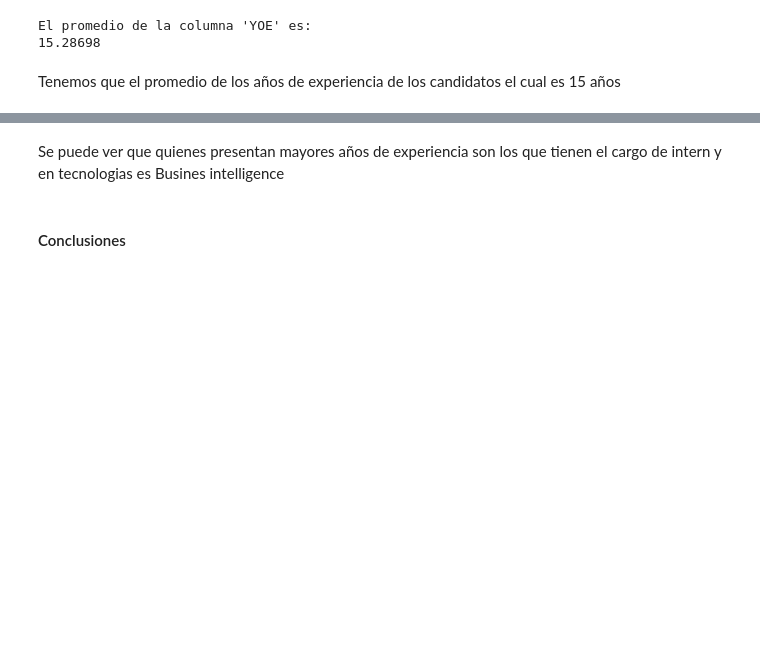
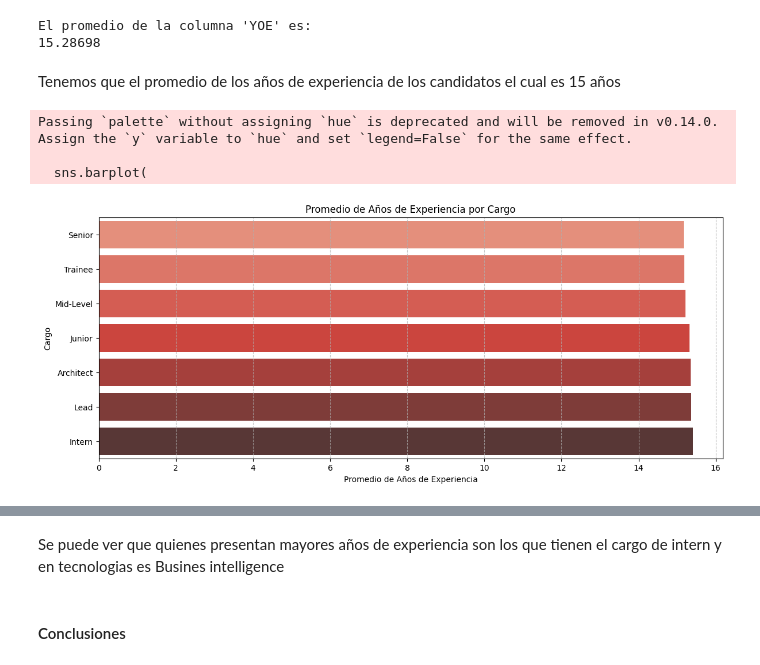
Before and after one commit to camilodelgado23/Candidate_Data_Workflow, a Jupyter notebook: Analisis_de_Datos/candidates_analisis.ipynb, the cells around one changed output, grey strips where cells are left out. Saved outputs shown, nothing was run; the diff lists cells and outputs as text; code cells hidden in the pictures; blank space fills up the shorter version.

```diff
--- a/Analisis_de_Datos/candidates_analisis.ipynb
+++ b/Analisis_de_Datos/candidates_analisis.ipynb
@@ -353,4 +406,26 @@ El promedio de la columna 'YOE' es:
 15.28698
 # %% [markdown]
 Tenemos que el promedio de los años de experiencia de los candidatos el cual es 15 años
+# %%
+promedio_yoe_seniority = candidates.groupby('Seniority')['YOE'].mean().sort_values()
+
+plt.figure(figsize=(14, 12))
+
+plt.subplot(2, 1, 1)
+sns.barplot(
+    y=promedio_yoe_seniority.index,
+    x=promedio_yoe_seniority.values,
+    palette='Reds_d'
+)
+plt.title('Promedio de Años de Experiencia por Cargo')
+plt.xlabel('Promedio de Años de Experiencia')
+plt.ylabel('Cargo')
+plt.grid(axis='x', linestyle='--', alpha=0.7)
+
+plt.show()
+# %% [output]
+Passing `palette` without assigning `hue` is deprecated and will be removed in v0.14.0. Assign the `y` variable to `hue` and set `legend=False` for the same effect.
+
+  sns.barplot(
+[figure, added]
 # %%
```
Also changed, not shown: parts of 12 cells of this notebook, 2 other files.
